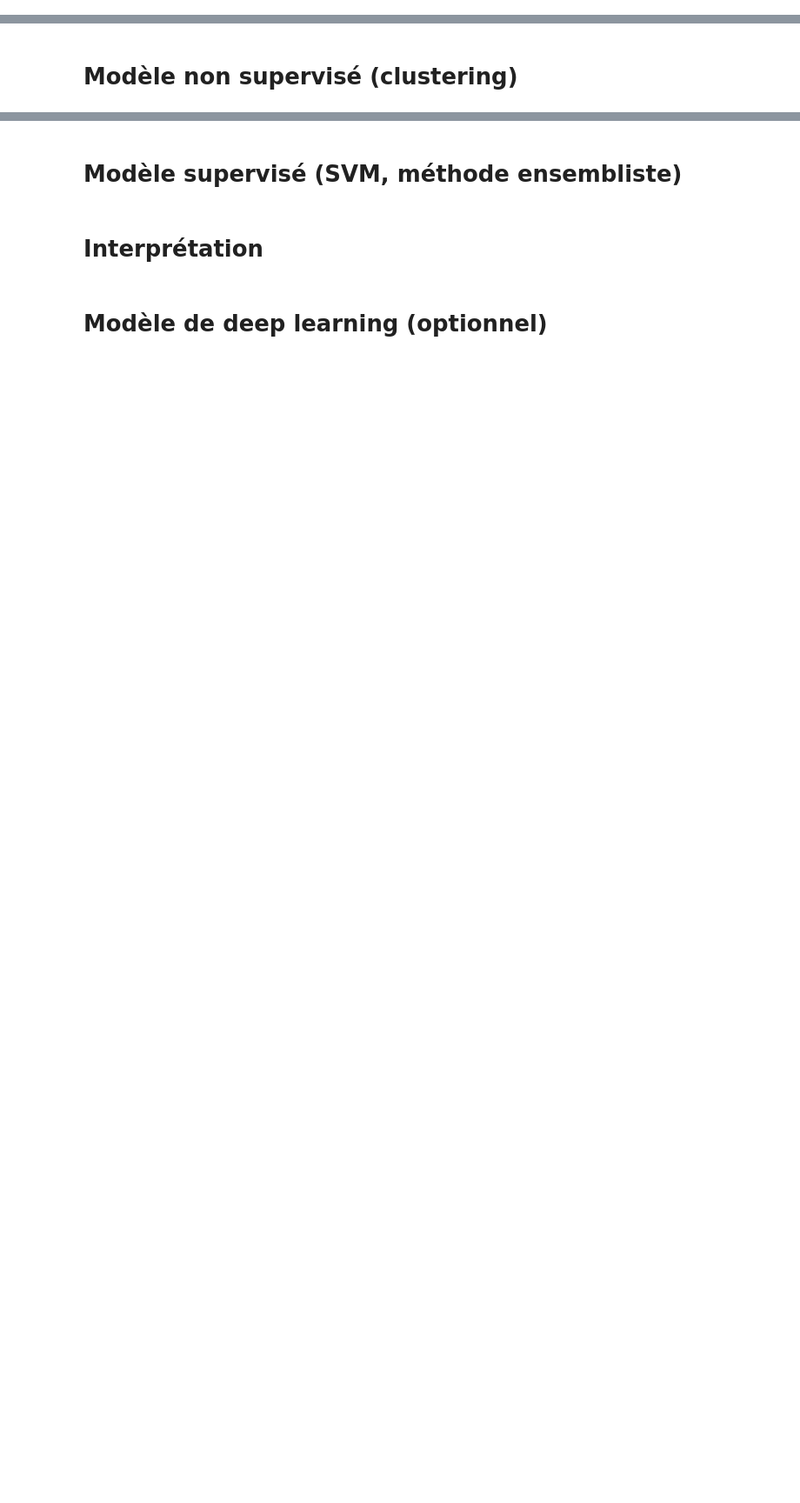
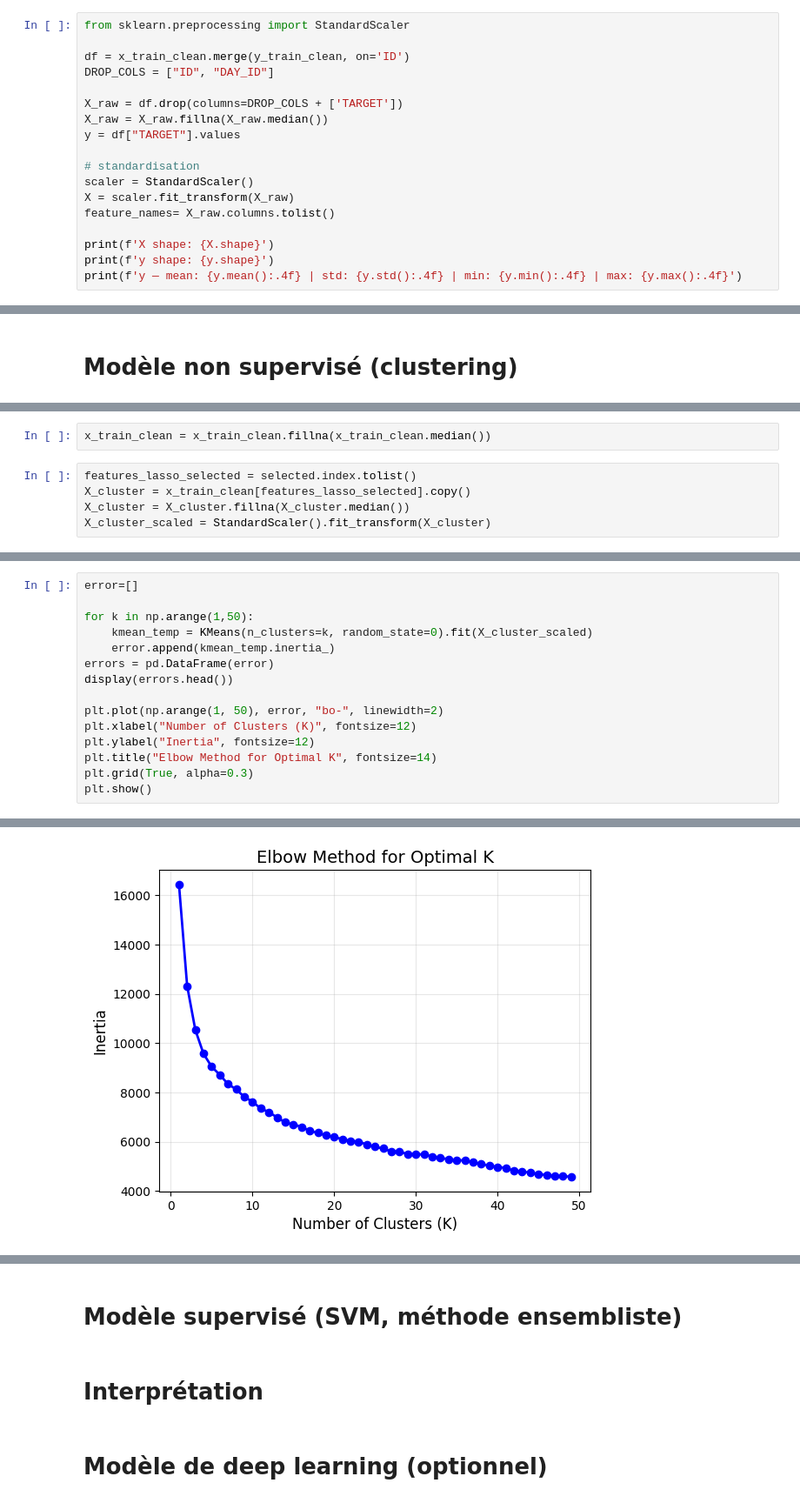
Before and after one commit to yvesmarix/PROJET-QRT-ELEC, a Jupyter notebook: main.ipynb, the cells around one changed output, grey strips where cells are left out. Shown at 87% size. Drawn from its saved outputs; the diff is of its cells as text; blank space fills up the shorter version.

Commit message:
ridge & lasso + clustering

```diff
--- a/main.ipynb
+++ b/main.ipynb
@@ -721,0 +750,18 @@ x_train_clean[["FR_TEMP_LAG", "DE_TEMP_LAG"]] = x_train_clean[["FR_TEMP_LAG", "D
+# %%
+from sklearn.preprocessing import StandardScaler
+
+df = x_train_clean.merge(y_train_clean, on='ID')
+DROP_COLS = ["ID", "DAY_ID"]
+
+X_raw = df.drop(columns=DROP_COLS + ['TARGET'])
+X_raw = X_raw.fillna(X_raw.median())
+y = df["TARGET"].values
+
+# standardisation
+scaler = StandardScaler()
+X = scaler.fit_transform(X_raw)
+feature_names= X_raw.columns.tolist()
+
+print(f'X shape: {X.shape}')
+print(f'y shape: {y.shape}')
+print(f'y — mean: {y.mean():.4f} | std: {y.std():.4f} | min: {y.min():.4f} | max: {y.max():.4f}')
@@ -723,0 +947,7 @@ x_train_clean[["FR_TEMP_LAG", "DE_TEMP_LAG"]] = x_train_clean[["FR_TEMP_LAG", "D
+# %%
+x_train_clean = x_train_clean.fillna(x_train_clean.median())
+# %%
+features_lasso_selected = selected.index.tolist()
+X_cluster = x_train_clean[features_lasso_selected].copy()
+X_cluster = X_cluster.fillna(X_cluster.median())
+X_cluster_scaled = StandardScaler().fit_transform(X_cluster)
@@ -723,0 +956,16 @@ x_train_clean[["FR_TEMP_LAG", "DE_TEMP_LAG"]] = x_train_clean[["FR_TEMP_LAG", "D
+# %%
+error=[]
+
+for k in np.arange(1,50):
+    kmean_temp = KMeans(n_clusters=k, random_state=0).fit(X_cluster_scaled)
+    error.append(kmean_temp.inertia_)
+errors = pd.DataFrame(error)
+display(errors.head())
+
+plt.plot(np.arange(1, 50), error, "bo-", linewidth=2)
+plt.xlabel("Number of Clusters (K)", fontsize=12)
+plt.ylabel("Inertia", fontsize=12)
+plt.title("Elbow Method for Optimal K", fontsize=14)
+plt.grid(True, alpha=0.3)
+plt.show()
+# %% [output]
@@ -723,0 +978 @@ x_train_clean[["FR_TEMP_LAG", "DE_TEMP_LAG"]] = x_train_clean[["FR_TEMP_LAG", "D
+[figure, added]
```
Also changed, not shown: parts of 21 cells of this notebook.
